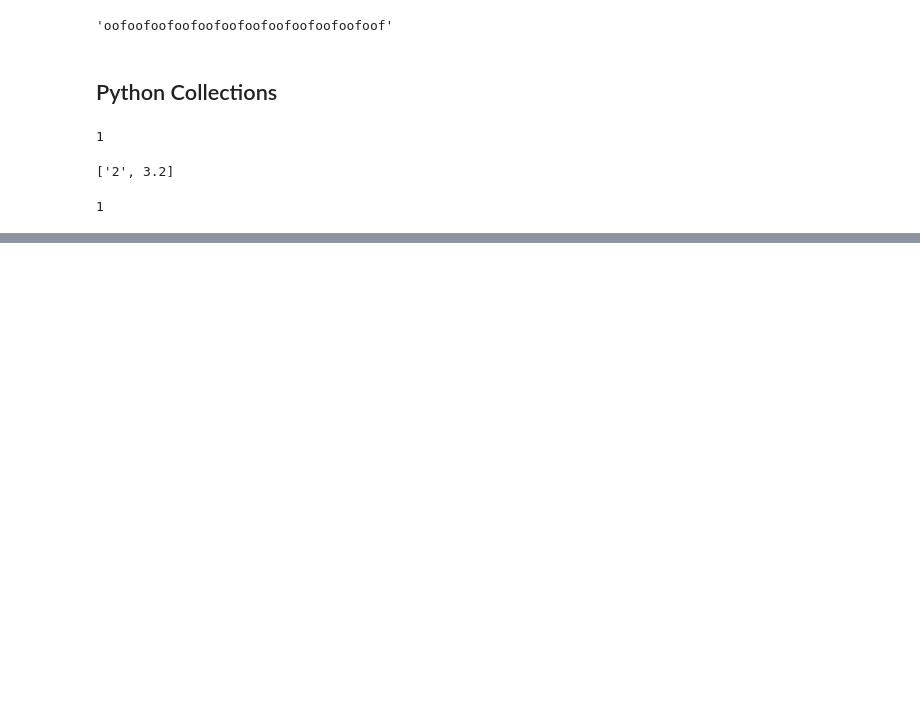
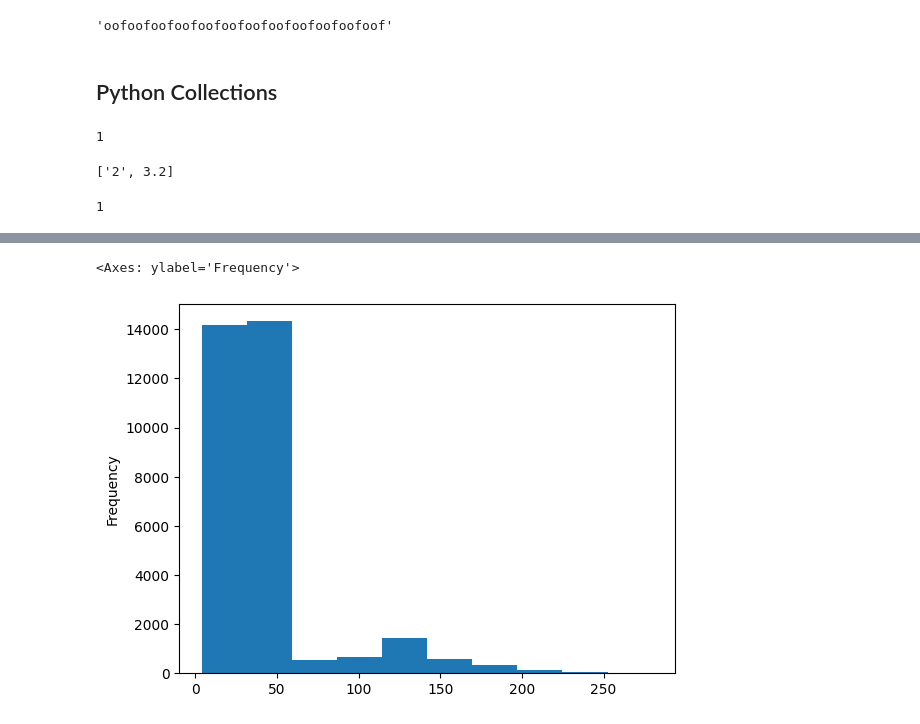
Before and after one commit to lizzymorritt/dimen-python-2023, a Jupyter notebook: hello.ipynb, the cells around one changed output, grey strips where cells are left out. Drawn from its saved outputs; the diff is of its cells as text; code cells hidden in the pictures; blank space fills up the shorter version.

Commit message:
Adding .gitignore and making a plot

```diff
--- a/hello.ipynb
+++ b/hello.ipynb
@@ -135,0 +323,4 @@ surveys_df = pd.read_csv('portal-teachingdb-master/surveys.csv')
+# %%
+#Update columns
+
+surveys_df['weights']= surveys_df['weight'] *1.1
@@ -135,0 +342,5 @@ surveys_df = pd.read_csv('portal-teachingdb-master/surveys.csv')
+# %%
+surveys_df['weight'].plot(kind='hist')
+# %% [output]
+<Axes: ylabel='Frequency'>
+[figure, added]
```
Also changed, not shown: parts of 29 cells of this notebook.
